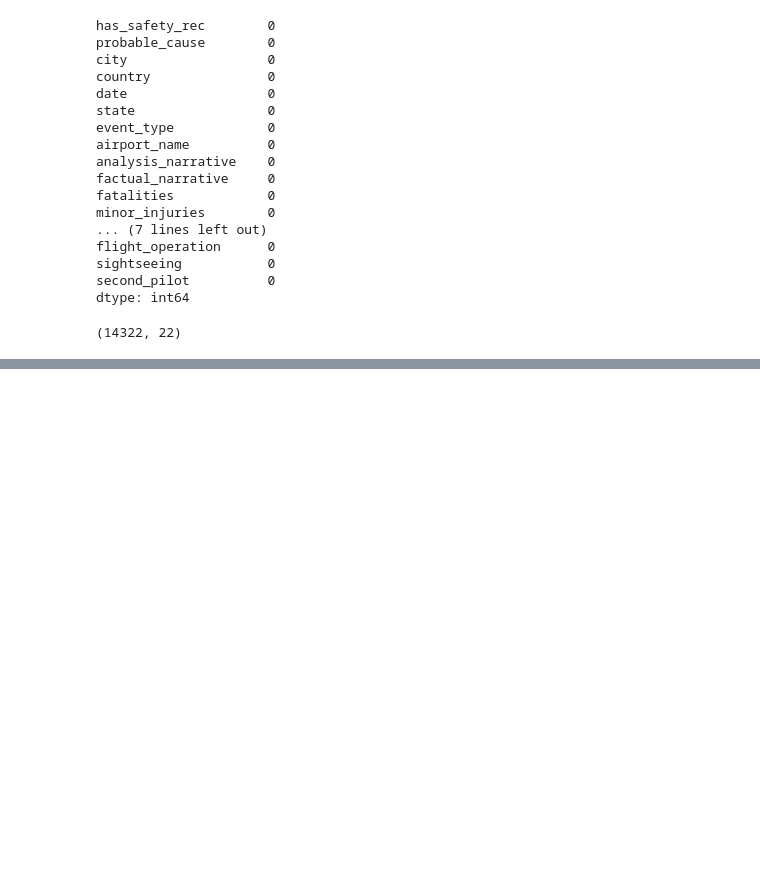
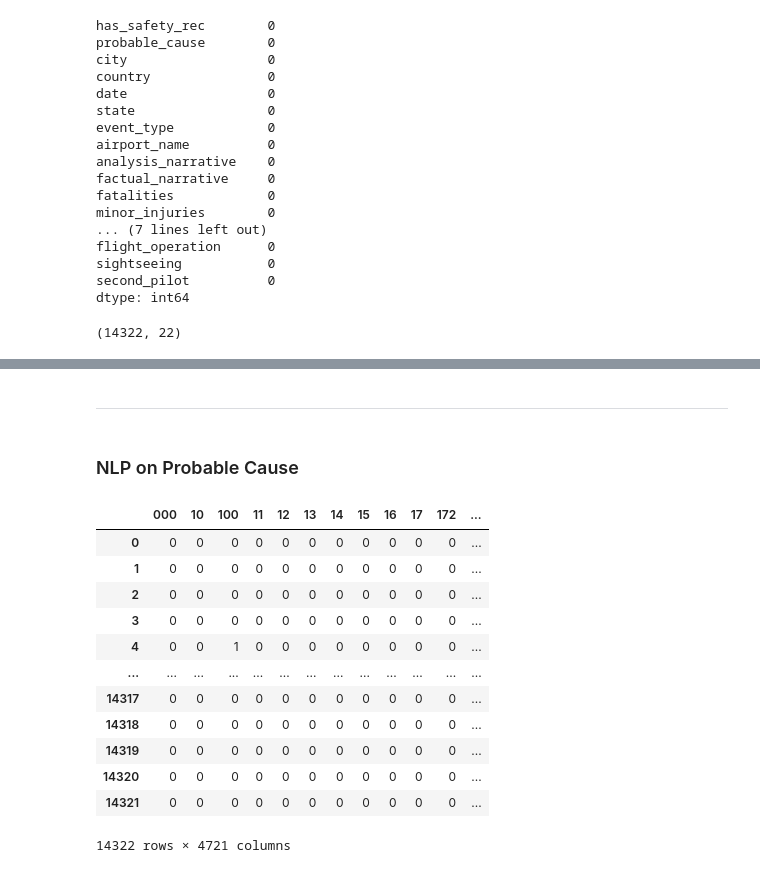
Before and after one commit to ajoneal/aviation-incident-project, a Jupyter notebook: Cleaning.ipynb, the cells around one changed output, grey strips where cells are left out. Saved outputs shown, nothing was run; the diff lists cells and outputs as text; code cells hidden in the pictures; blank space fills up the shorter version.

```diff
--- a/Cleaning.ipynb
+++ b/Cleaning.ipynb
@@ -371,0 +382,2 @@ df.shape
+# %%
+df['deaths_and_injuries'] = df['fatalities'] + df['minor_injuries'] + df['serious_injuries']
@@ -371,0 +393,25 @@ df.shape
+# %% [markdown]
+---
+# %% [markdown]
+### NLP on Probable Cause
+# %%
+cvec = CountVectorizer(stop_words='english')
+cvec.fit(df['probable_cause'])
+probable_cause_cvec = cvec.transform(df['probable_cause'])
+# %%
+probable_cause_unigrams = pd.DataFrame(probable_cause_cvec.todense(), columns=cvec.get_feature_names())
+probable_cause_unigrams
+# %% [output]
+|  | 000 | 10 | 100 | 11 | 12 | 13 | 14 | 15 | 16 | 17 | 172 | ... |
+| 0 | 0 | 0 | 0 | 0 | 0 | 0 | 0 | 0 | 0 | 0 | 0 | ... |
+| 1 | 0 | 0 | 0 | 0 | 0 | 0 | 0 | 0 | 0 | 0 | 0 | ... |
+| 2 | 0 | 0 | 0 | 0 | 0 | 0 | 0 | 0 | 0 | 0 | 0 | ... |
+| 3 | 0 | 0 | 0 | 0 | 0 | 0 | 0 | 0 | 0 | 0 | 0 | ... |
+| 4 | 0 | 0 | 1 | 0 | 0 | 0 | 0 | 0 | 0 | 0 | 0 | ... |
+| ... | ... | ... | ... | ... | ... | ... | ... | ... | ... | ... | ... | ... |
+| 14317 | 0 | 0 | 0 | 0 | 0 | 0 | 0 | 0 | 0 | 0 | 0 | ... |
+| 14318 | 0 | 0 | 0 | 0 | 0 | 0 | 0 | 0 | 0 | 0 | 0 | ... |
+| 14319 | 0 | 0 | 0 | 0 | 0 | 0 | 0 | 0 | 0 | 0 | 0 | ... |
+| 14320 | 0 | 0 | 0 | 0 | 0 | 0 | 0 | 0 | 0 | 0 | 0 | ... |
+| 14321 | 0 | 0 | 0 | 0 | 0 | 0 | 0 | 0 | 0 | 0 | 0 | ... |
+14322 rows × 4721 columns
```
Also changed, not shown: parts of 30 cells of this notebook.
